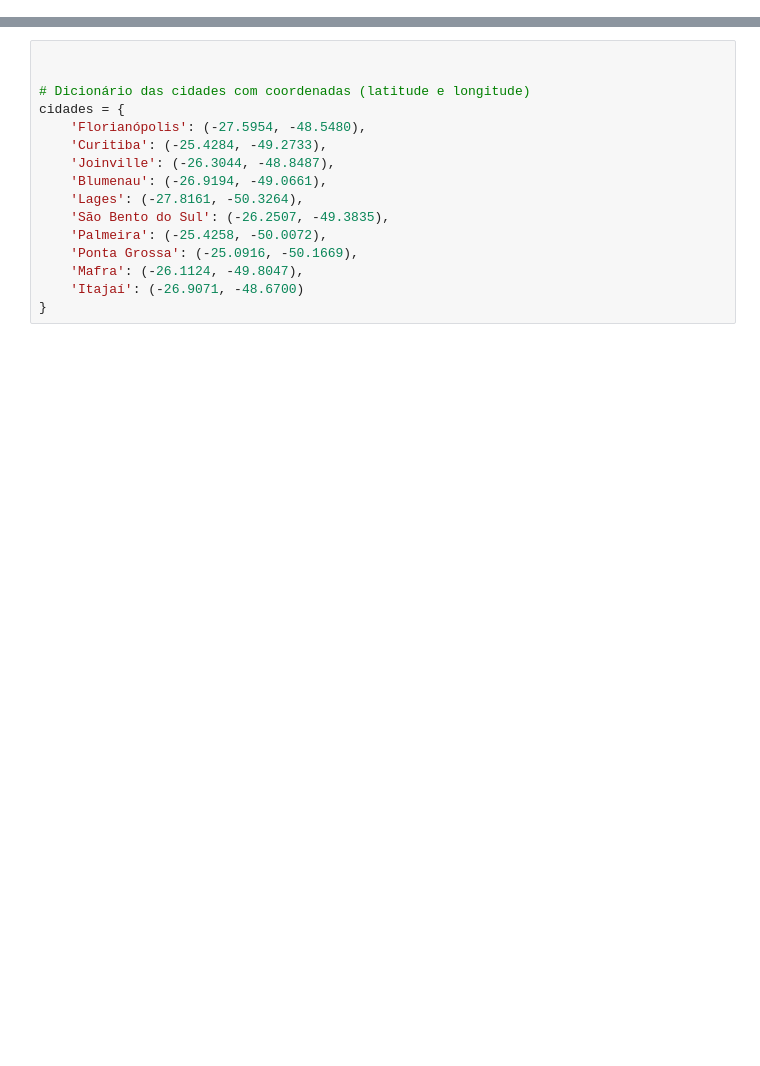
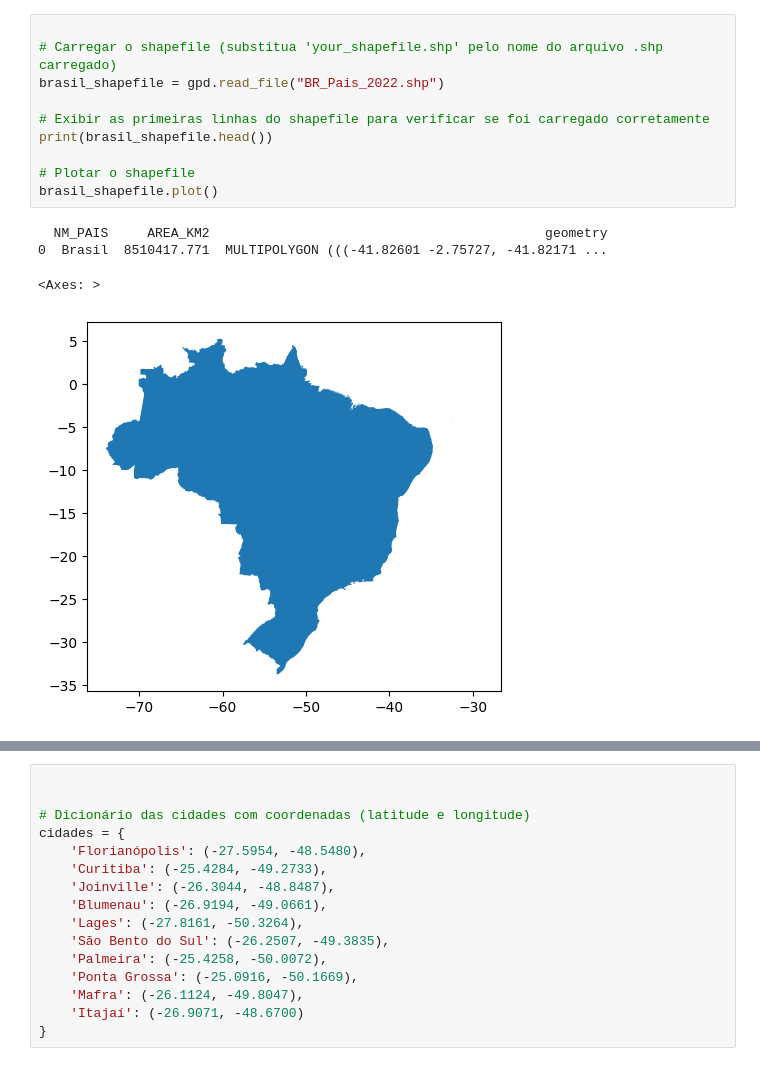
Before and after one commit to muxeres/Computa-oNatural, a Jupyter notebook: Somativa2.ipynb, the cells around one changed output, grey strips where cells are left out. Cells and saved outputs as stored; diff of their text form; blank space fills up the shorter version.

```diff
--- a/Somativa2.ipynb
+++ b/Somativa2.ipynb
@@ -17,0 +44,15 @@ print(f"Arquivo carregado: {filename}")
+# %%
+
+# Carregar o shapefile (substitua 'your_shapefile.shp' pelo nome do arquivo .shp carregado)
+brasil_shapefile = gpd.read_file("BR_Pais_2022.shp")
+
+# Exibir as primeiras linhas do shapefile para verificar se foi carregado corretamente
+print(brasil_shapefile.head())
+
+# Plotar o shapefile
+brasil_shapefile.plot()
+# %% [output]
+  NM_PAIS     AREA_KM2                                           geometry
+0  Brasil  8510417.771  MULTIPOLYGON (((-41.82601 -2.75727, -41.82171 ...
+<Axes: >
+[figure, added]
```
Also changed, not shown: parts of 8 cells of this notebook.
